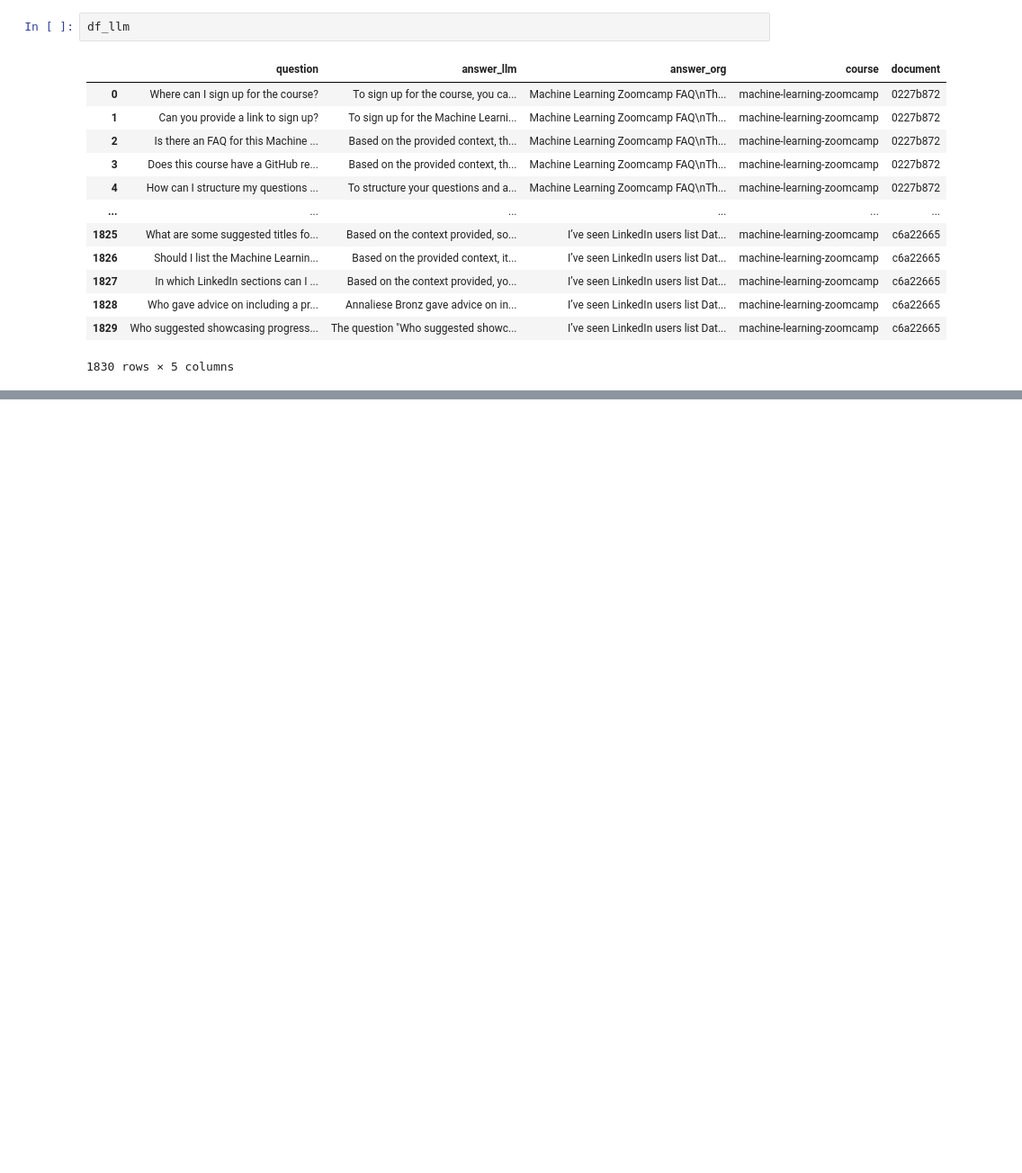
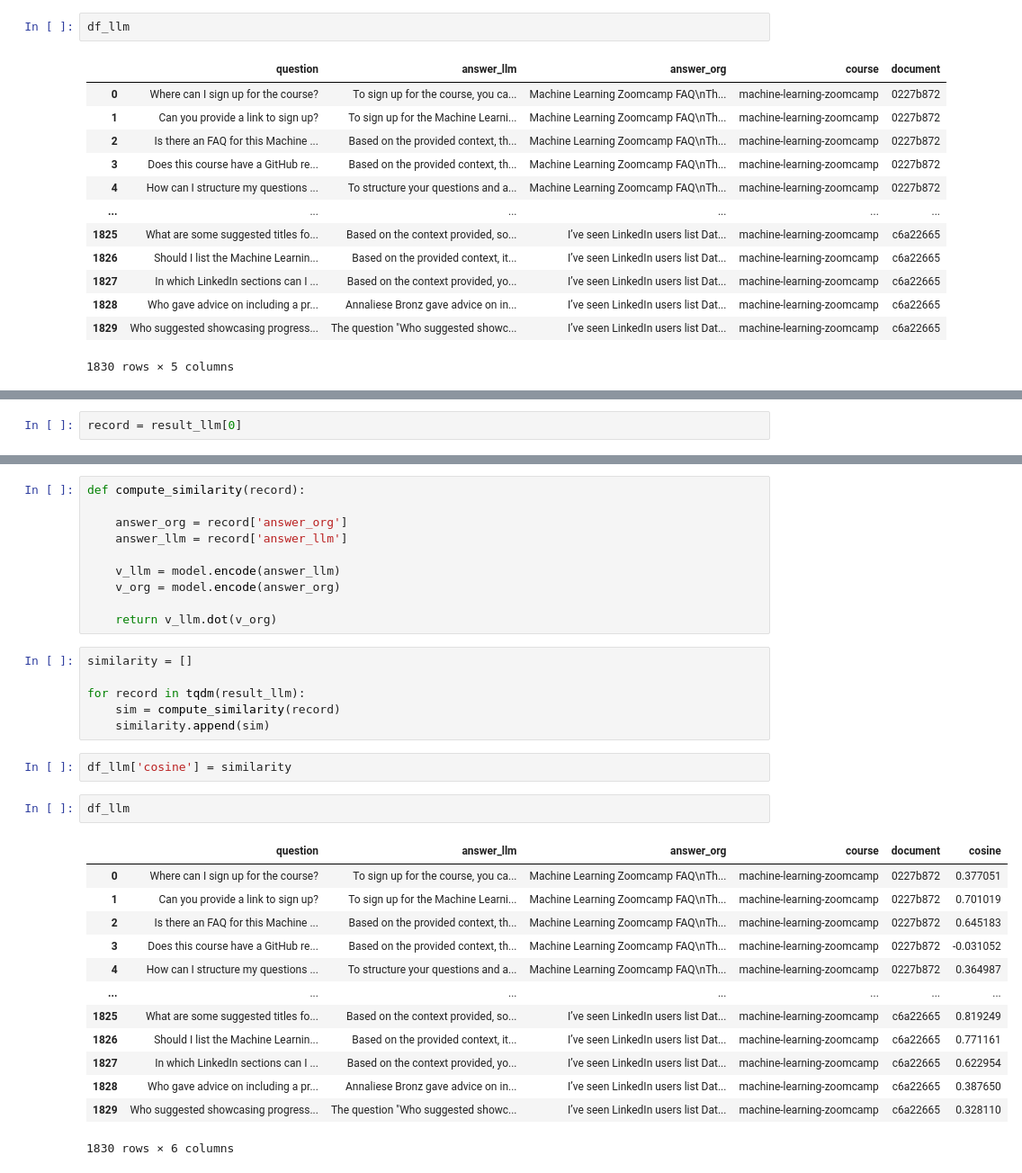
Before and after one commit to HagerAhmed/llm-zoomcamp, a Jupyter notebook: 03-evaluation/3.3- offline-rag-evaluation.ipynb, the cells around one changed output, grey strips where cells are left out. Shown at 90% size. Drawn from its saved outputs; the diff is of its cells as text; blank space fills up the shorter version.

Commit message:
calculate cosine

```diff
--- a/03-evaluation/3.3- offline-rag-evaluation.ipynb
+++ b/03-evaluation/3.3- offline-rag-evaluation.ipynb
@@ -324,0 +289,2 @@ df_llm
+# %%
+record = result_llm[0]
@@ -324,0 +299,34 @@ df_llm
+# %%
+def compute_similarity(record):
+
+    answer_org = record['answer_org']
+    answer_llm = record['answer_llm']
+
+    v_llm = model.encode(answer_llm)
+    v_org = model.encode(answer_org)
+
+    return v_llm.dot(v_org)
+# %%
+similarity = []
+
+for record in tqdm(result_llm):
+    sim = compute_similarity(record)
+    similarity.append(sim)
+# %%
+df_llm['cosine'] = similarity
+# %%
+df_llm
+# %% [output]
+|  | question | answer_llm | answer_org | course | document | cosine |
+| 0 | Where can I sign up for the course? | To sign up for the course, you ca... | Machine Learning Zoomcamp FAQ\nTh... | machine-learning-zoomcamp | 0227b872 | 0.377051 |
+| 1 | Can you provide a link to sign up? | To sign up for the Machine Learni... | Machine Learning Zoomcamp FAQ\nTh... | machine-learning-zoomcamp | 0227b872 | 0.701019 |
+| 2 | Is there an FAQ for this Machine ... | Based on the provided context, th... | Machine Learning Zoomcamp FAQ\nTh... | machine-learning-zoomcamp | 0227b872 | 0.645183 |
+| 3 | Does this course have a GitHub re... | Based on the provided context, th... | Machine Learning Zoomcamp FAQ\nTh... | machine-learning-zoomcamp | 0227b872 | -0.031052 |
+| 4 | How can I structure my questions ... | To structure your questions and a... | Machine Learning Zoomcamp FAQ\nTh... | machine-learning-zoomcamp | 0227b872 | 0.364987 |
+| ... | ... | ... | ... | ... | ... | ... |
+| 1825 | What are some suggested titles fo... | Based on the context provided, so... | I’ve seen LinkedIn users list Dat... | machine-learning-zoomcamp | c6a22665 | 0.819249 |
+| 1826 | Should I list the Machine Learnin... | Based on the provided context, it... | I’ve seen LinkedIn users list Dat... | machine-learning-zoomcamp | c6a22665 | 0.771161 |
+| 1827 | In which LinkedIn sections can I ... | Based on the context provided, yo... | I’ve seen LinkedIn users list Dat... | machine-learning-zoomcamp | c6a22665 | 0.622954 |
+| 1828 | Who gave advice on including a pr... | Annaliese Bronz gave advice on in... | I’ve seen LinkedIn users list Dat... | machine-learning-zoomcamp | c6a22665 | 0.387650 |
+| 1829 | Who suggested showcasing progress... | The question "Who suggested showc... | I’ve seen LinkedIn users list Dat... | machine-learning-zoomcamp | c6a22665 | 0.328110 |
+1830 rows × 6 columns
```
Also changed, not shown: parts of 10 cells of this notebook.
